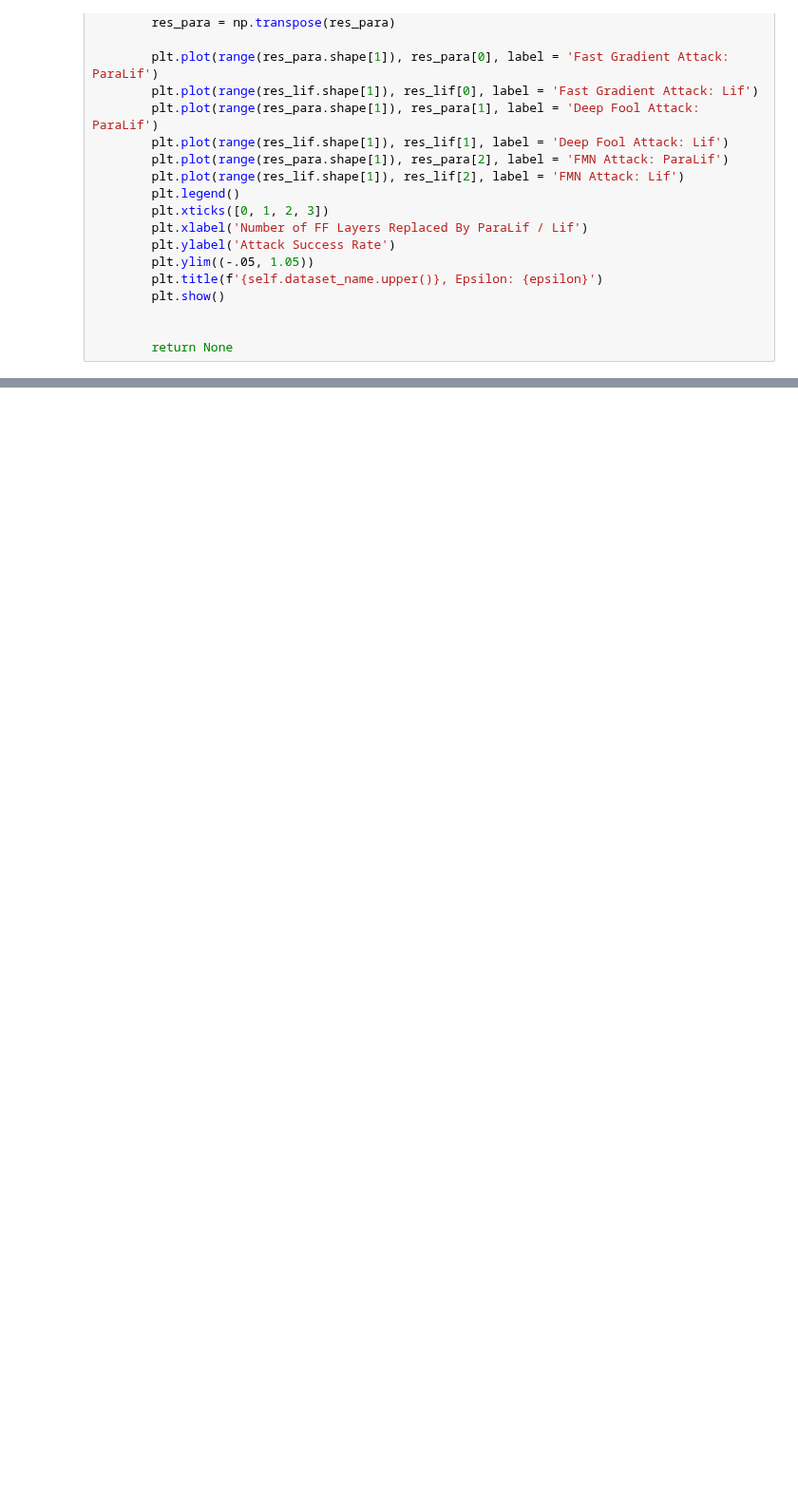
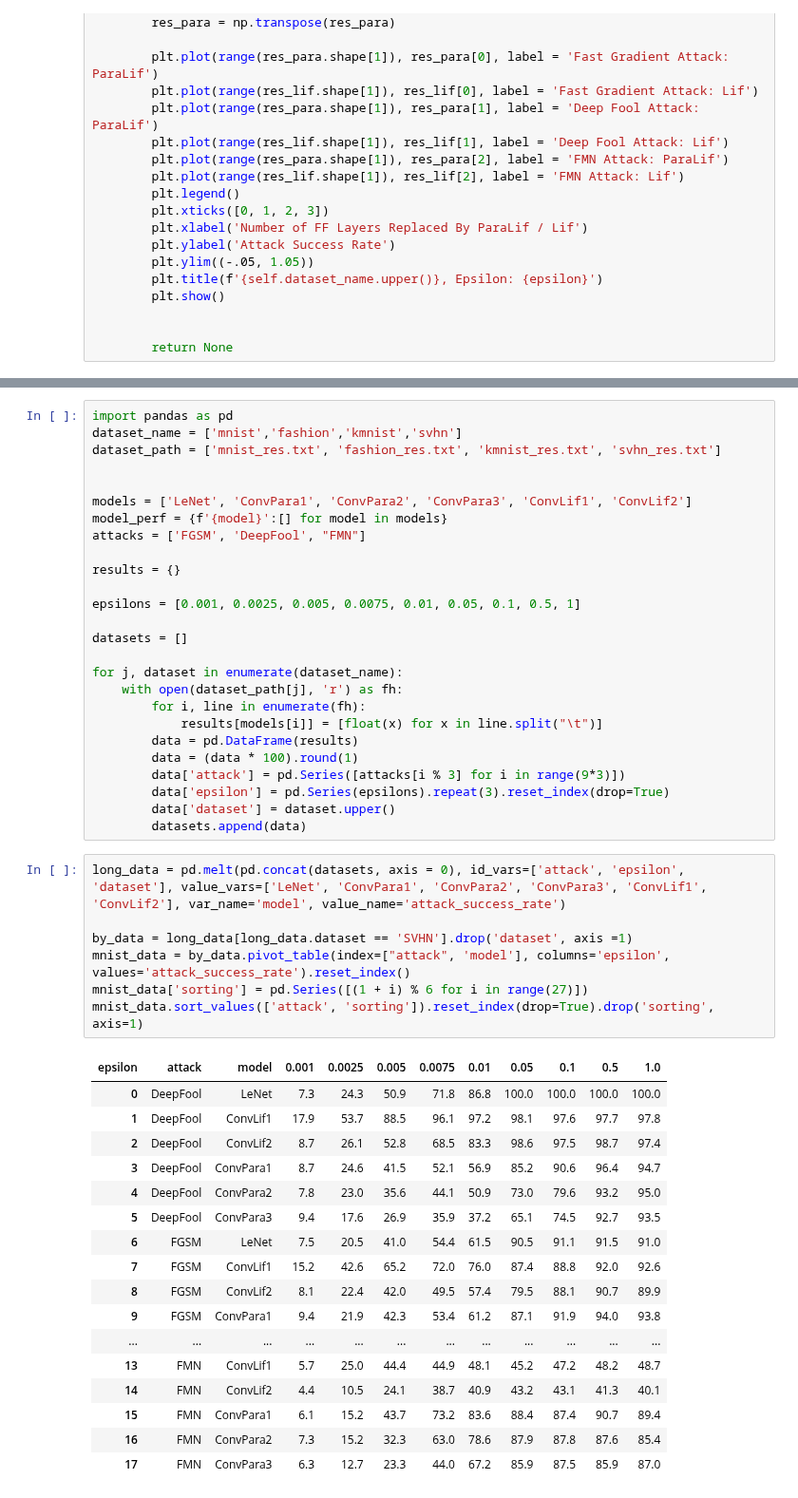
Before and after one commit to suessflorian/biological-neurons, a Jupyter notebook: Baseline Models/robustness_results.ipynb, the cells around one changed output, grey strips where cells are left out. Shown at 95% size. Cells and saved outputs as stored; diff of their text form; blank space fills up the shorter version.

```diff
--- a/Baseline Models/robustness_results.ipynb
+++ b/Baseline Models/robustness_results.ipynb
@@ -113,0 +111,51 @@ test.plotRobustnessPerLayer(epsilon)'''
+# %%
+import pandas as pd
+dataset_name = ['mnist','fashion','kmnist','svhn']
+dataset_path = ['mnist_res.txt', 'fashion_res.txt', 'kmnist_res.txt', 'svhn_res.txt']
+
+
+models = ['LeNet', 'ConvPara1', 'ConvPara2', 'ConvPara3', 'ConvLif1', 'ConvLif2']
+model_perf = {f'{model}':[] for model in models}
+attacks = ['FGSM', 'DeepFool', "FMN"]
+
+results = {}
+
+epsilons = [0.001, 0.0025, 0.005, 0.0075, 0.01, 0.05, 0.1, 0.5, 1]
+
+datasets = []
+
+for j, dataset in enumerate(dataset_name):
+    with open(dataset_path[j], 'r') as fh:
+        for i, line in enumerate(fh):
+            results[models[i]] = [float(x) for x in line.split("\t")]
+        data = pd.DataFrame(results)
+        data = (data * 100).round(1)
+        data['attack'] = pd.Series([attacks[i % 3] for i in range(9*3)])
+        data['epsilon'] = pd.Series(epsilons).repeat(3).reset_index(drop=True)
+        data['dataset'] = dataset.upper()
+        datasets.append(data)
+# %%
+long_data = pd.melt(pd.concat(datasets, axis = 0), id_vars=['attack', 'epsilon', 'dataset'], value_vars=['LeNet', 'ConvPara1', 'ConvPara2', 'ConvPara3', 'ConvLif1', 'ConvLif2'], var_name='model', value_name='attack_success_rate')
+
+by_data = long_data[long_data.dataset == 'SVHN'].drop('dataset', axis =1)
+mnist_data = by_data.pivot_table(index=["attack", 'model'], columns='epsilon', values='attack_success_rate').reset_index()
+mnist_data['sorting'] = pd.Series([(1 + i) % 6 for i in range(27)])
+mnist_data.sort_values(['attack', 'sorting']).reset_index(drop=True).drop('sorting', axis=1)
+# %% [output]
+| epsilon | attack | model | 0.001 | 0.0025 | 0.005 | 0.0075 | 0.01 | 0.05 | 0.1 | 0.5 | 1.0 |
+| 0 | DeepFool | LeNet | 7.3 | 24.3 | 50.9 | 71.8 | 86.8 | 100.0 | 100.0 | 100.0 | 100.0 |
+| 1 | DeepFool | ConvLif1 | 17.9 | 53.7 | 88.5 | 96.1 | 97.2 | 98.1 | 97.6 | 97.7 | 97.8 |
+| 2 | DeepFool | ConvLif2 | 8.7 | 26.1 | 52.8 | 68.5 | 83.3 | 98.6 | 97.5 | 98.7 | 97.4 |
+| 3 | DeepFool | ConvPara1 | 8.7 | 24.6 | 41.5 | 52.1 | 56.9 | 85.2 | 90.6 | 96.4 | 94.7 |
+| 4 | DeepFool | ConvPara2 | 7.8 | 23.0 | 35.6 | 44.1 | 50.9 | 73.0 | 79.6 | 93.2 | 95.0 |
+| 5 | DeepFool | ConvPara3 | 9.4 | 17.6 | 26.9 | 35.9 | 37.2 | 65.1 | 74.5 | 92.7 | 93.5 |
+| 6 | FGSM | LeNet | 7.5 | 20.5 | 41.0 | 54.4 | 61.5 | 90.5 | 91.1 | 91.5 | 91.0 |
+| 7 | FGSM | ConvLif1 | 15.2 | 42.6 | 65.2 | 72.0 | 76.0 | 87.4 | 88.8 | 92.0 | 92.6 |
+| 8 | FGSM | ConvLif2 | 8.1 | 22.4 | 42.0 | 49.5 | 57.4 | 79.5 | 88.1 | 90.7 | 89.9 |
+| 9 | FGSM | ConvPara1 | 9.4 | 21.9 | 42.3 | 53.4 | 61.2 | 87.1 | 91.9 | 94.0 | 93.8 |
+| ... | ... | ... | ... | ... | ... | ... | ... | ... | ... | ... | ... |
+| 13 | FMN | ConvLif1 | 5.7 | 25.0 | 44.4 | 44.9 | 48.1 | 45.2 | 47.2 | 48.2 | 48.7 |
+| 14 | FMN | ConvLif2 | 4.4 | 10.5 | 24.1 | 38.7 | 40.9 | 43.2 | 43.1 | 41.3 | 40.1 |
+| 15 | FMN | ConvPara1 | 6.1 | 15.2 | 43.7 | 73.2 | 83.6 | 88.4 | 87.4 | 90.7 | 89.4 |
+| 16 | FMN | ConvPara2 | 7.3 | 15.2 | 32.3 | 63.0 | 78.6 | 87.9 | 87.8 | 87.6 | 85.4 |
+| 17 | FMN | ConvPara3 | 6.3 | 12.7 | 23.3 | 44.0 | 67.2 | 85.9 | 87.5 | 85.9 | 87.0 |
```
Also changed, not shown: parts of 2 cells of this notebook, 9 other files.
